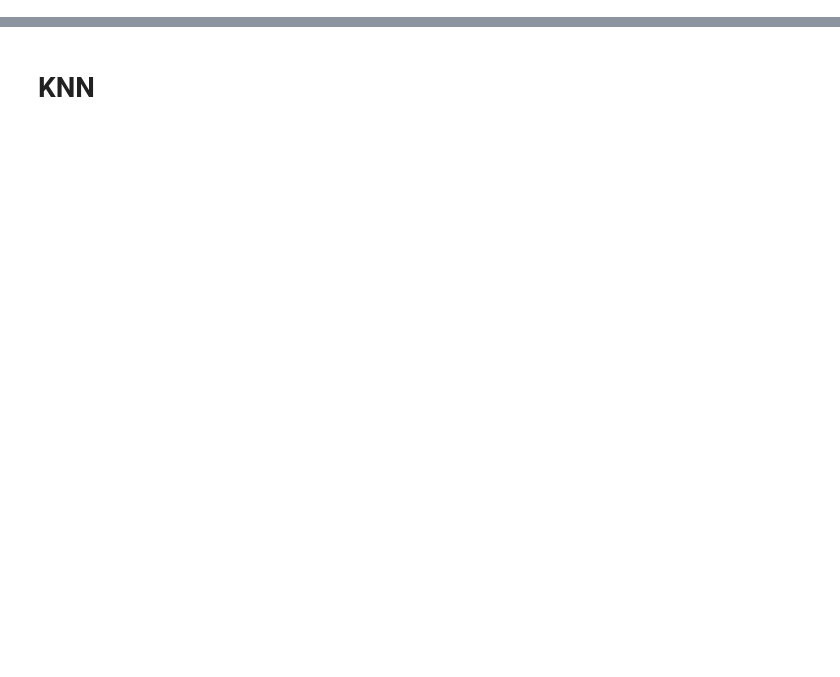
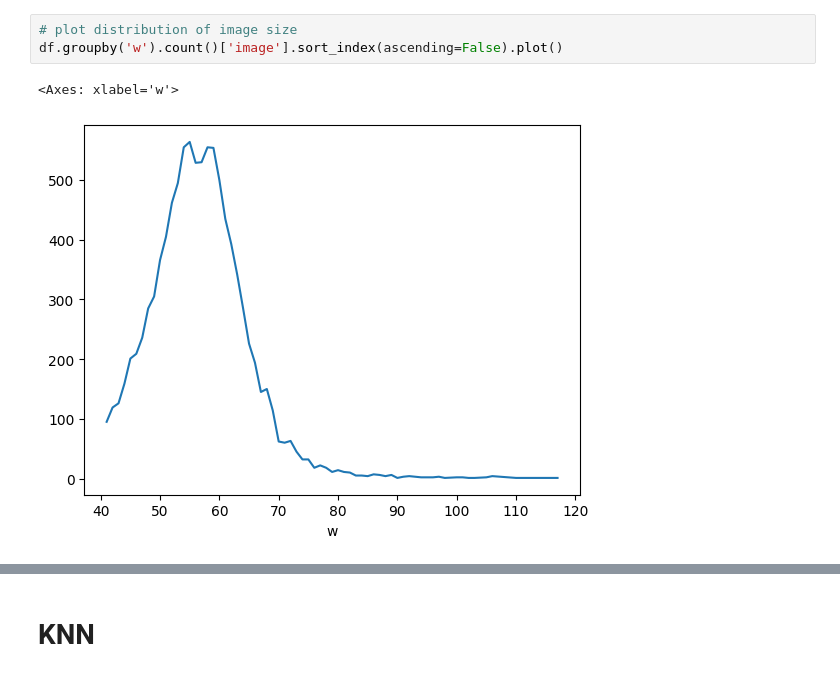
Before and after one commit to franciszero/AIDI-course, a Jupyter notebook: AIDI all solutions/AIDI 1009 Nutural Network/Project 3 - Eye Classification/Project3-200520598_Fangji_Chen.ipynb, the cells around one changed output, grey strips where cells are left out. Cells and saved outputs as stored; diff of their text form; blank space fills up the shorter version.

```diff
--- a/AIDI all solutions/AIDI 1009 Nutural Network/Project 3 - Eye Classification/Project3-200520598_Fangji_Chen.ipynb
+++ b/AIDI all solutions/AIDI 1009 Nutural Network/Project 3 - Eye Classification/Project3-200520598_Fangji_Chen.ipynb
@@ -298,0 +148,6 @@ display(df1.head())
+# %%
+# plot distribution of image size
+df.groupby('w').count()['image'].sort_index(ascending=False).plot()
+# %% [output]
+<Axes: xlabel='w'>
+[figure, added]
```
Also changed, not shown: parts of 134 cells of this notebook, 19 other files.
